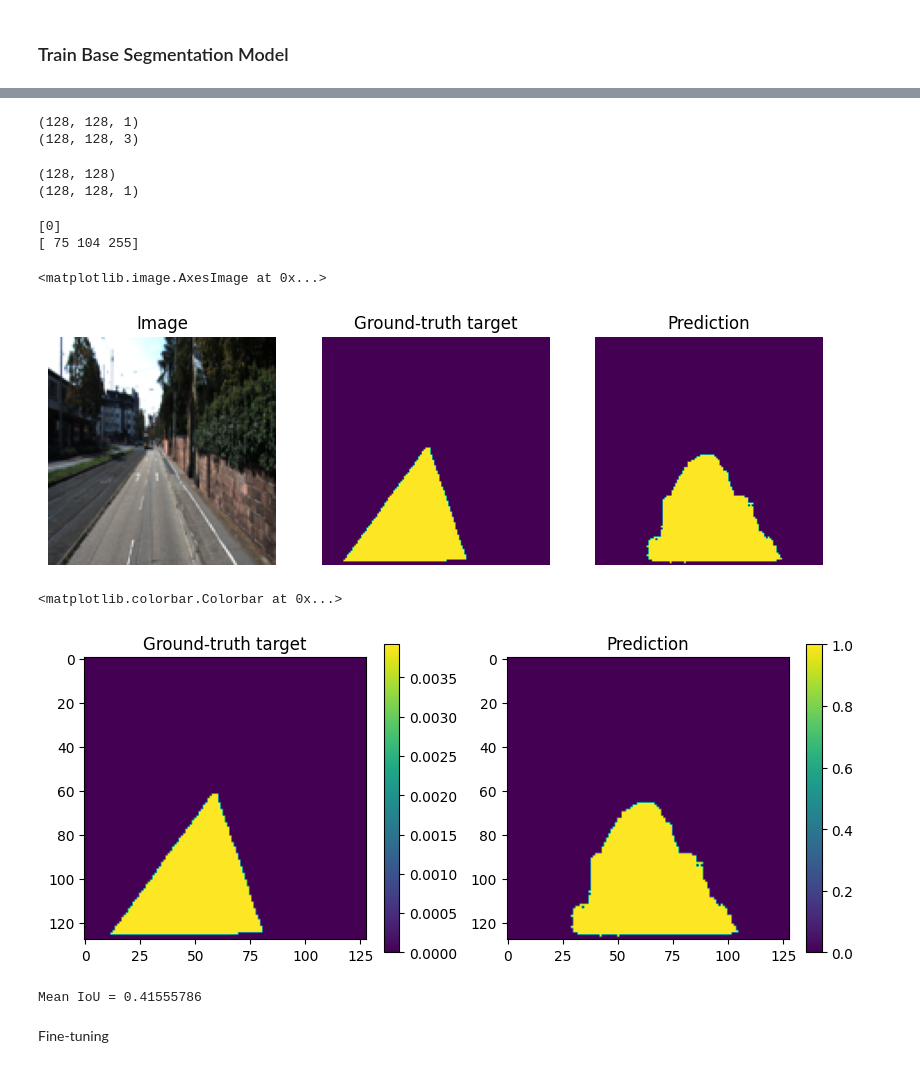
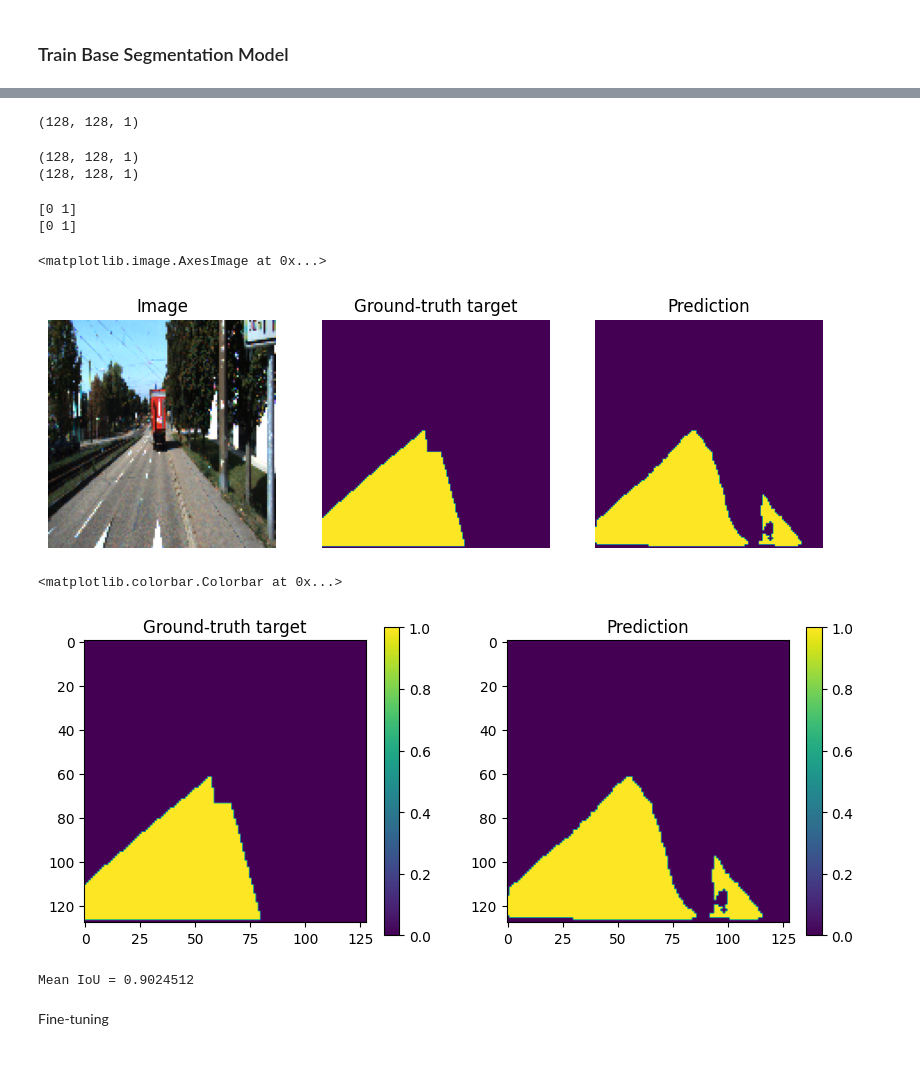
Before and after one commit to dut0817/roadsegmentation, a Jupyter notebook: roadsegmen.ipynb, the cells around one changed output, grey strips where cells are left out. Saved outputs shown, nothing was run; the diff lists cells and outputs as text; code cells hidden in the pictures.

```diff
--- a/roadsegmen.ipynb
+++ b/roadsegmen.ipynb
@@ -103,3 +110,8 @@ test_targets = binary_road_mask[-num_val_samples:]
+# %%
+train_input_imgs = np.load('./data/train_input_imgs.npy')
+train_targets = np.load('./data/train_targets.npy')
+test_input_imgs = np.load('./data/test_input_imgs.npy')
+test_targets = np.load('./data/test_targets.npy')
 # %%
 print(train_input_imgs.shape)
 print(train_targets.shape)
@@ -293,9 +330,9 @@ plt.legend()
 model = keras.models.load_model("./models/road_segmentation_base.keras")
 # %%
 # choosing a random test image
-i = 1
+i = 27
 test_image = test_input_imgs[i]
 ground_truth_mask = (test_targets[i])
 # %%
-mask = model.predict(np.expand_dims(test_image, 0))[0]
+mask_pred = model.predict(np.expand_dims(test_image, 0))[0]
 # %% [output]
@@ -303,45 +340,39 @@ mask = model.predict(np.expand_dims(test_image, 0))[0]
+# %%
+mask_pred.shape
+# %% [output]
+(128, 128, 1)
+# %%
+binary_predictions = (mask_pred > 0.5).astype(np.uint8)
 # %%
 print(ground_truth_mask.shape)
-print(mask.shape)
+print(binary_predictions.shape)
 # %% [output]
 (128, 128, 1)
-(128, 128, 3)
+(128, 128, 1)
-# %%
-# convert mask to 2d array by taking the argmax of the predictions
-mask_reshaped = np.argmax(mask, axis=-1)
-print(mask_reshaped.shape)
-# extend the dimensions of the mask to be 3d -
-# this is actually not needed for visualization
-# and done here just so that the shape is the same as the target, for esthetics only
-mask_reshaped = np.expand_dims(mask_reshaped, -1)
-print(mask_reshaped.shape)
-# %% [output]
-(128, 128)
-(128, 128, 1)
 # %%
 # print the predicted and ground truth classification label
-print(np.unique(np.round(mask_reshaped)))
+print(np.unique(binary_predictions))
 print(np.unique(ground_truth_mask))
 # %% [output]
-[0]
-[ 75 104 255]
+[0 1]
+[0 1]
 # %%
 plt.figure(figsize=(10, 10))
 plt.subplot(1, 3, 1)
 plt.title("Image")
 plt.axis("off")
 plt.imshow(array_to_img(test_image))
 plt.subplot(1, 3, 2)
 plt.title("Ground-truth target")
 plt.axis("off")
 plt.imshow(ground_truth_mask)
 plt.subplot(1, 3, 3)
 plt.title("Prediction")
 plt.axis("off")
-plt.imshow(mask_reshaped)
+plt.imshow(binary_predictions)
 # %% [output]
 <matplotlib.image.AxesImage at 0x...>
-[figure, old version]
+[figure, new version]
 # %%
 # show a color legend
 plt.figure(figsize=(10, 4))
@@ -351,21 +382,21 @@ plt.imshow(ground_truth_mask)
 plt.colorbar()
 plt.subplot(1, 2, 2)
 plt.title("Prediction")
-plt.imshow(mask_reshaped)
+plt.imshow(binary_predictions)
 plt.colorbar()
 # %% [output]
 <matplotlib.colorbar.Colorbar at 0x...>
-[figure, old version]
+[figure, new version]
 # %%
 from tensorflow.keras.metrics import MeanIoU
 
-n_classes = 3
+n_classes = 2
 IOU_keras = MeanIoU(num_classes=n_classes)
 
-IOU_keras.update_state(ground_truth_mask, mask_reshaped)
+IOU_keras.update_state(ground_truth_mask, binary_predictions)
 print("Mean IoU =", IOU_keras.result().numpy())
 # %% [output]
-Mean IoU = 0.41555786
+Mean IoU = 0.9024512
 # %% [markdown]
 Fine-tuning
 # %%
```
Also changed, not shown: parts of 16 cells of this notebook, 1 other file.
